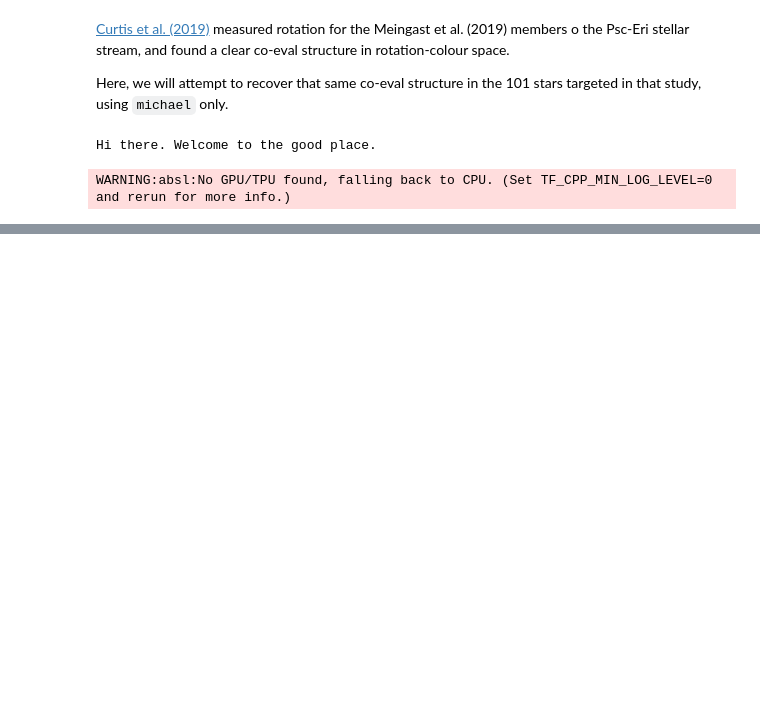
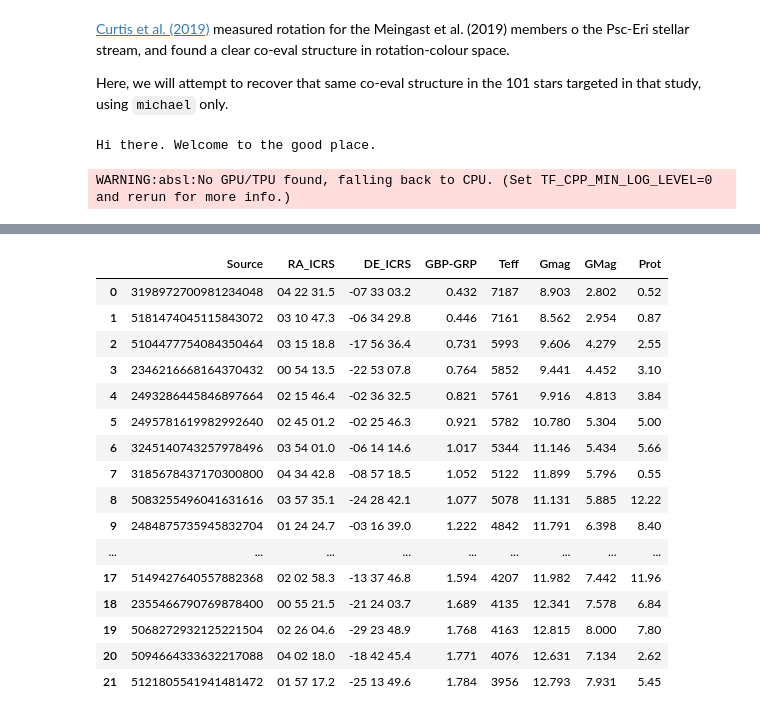
Before and after one commit to ojhall94/michael, a Jupyter notebook: Examples/example_psc_eri.ipynb, the cells around one changed output, grey strips where cells are left out. Saved outputs shown, nothing was run; the diff lists cells and outputs as text; code cells hidden in the pictures; blank space fills up the shorter version.

```diff
--- a/Examples/example_psc_eri.ipynb
+++ b/Examples/example_psc_eri.ipynb
@@ -128,0 +202,20 @@ sns.distplot(df.P/ psceri['Prot'])
+# %%
+psceri_full[~s].to_pandas()
+# %% [output]
+|  | Source | RA_ICRS | DE_ICRS | GBP-GRP | Teff | Gmag | GMag | Prot |
+| 0 | 3198972700981234048 | 04 22 31.5 | -07 33 03.2 | 0.432 | 7187 | 8.903 | 2.802 | 0.52 |
+| 1 | 5181474045115843072 | 03 10 47.3 | -06 34 29.8 | 0.446 | 7161 | 8.562 | 2.954 | 0.87 |
+| 2 | 5104477754084350464 | 03 15 18.8 | -17 56 36.4 | 0.731 | 5993 | 9.606 | 4.279 | 2.55 |
+| 3 | 2346216668164370432 | 00 54 13.5 | -22 53 07.8 | 0.764 | 5852 | 9.441 | 4.452 | 3.10 |
+| 4 | 2493286445846897664 | 02 15 46.4 | -02 36 32.5 | 0.821 | 5761 | 9.916 | 4.813 | 3.84 |
+| 5 | 2495781619982992640 | 02 45 01.2 | -02 25 46.3 | 0.921 | 5782 | 10.780 | 5.304 | 5.00 |
+| 6 | 3245140743257978496 | 03 54 01.0 | -06 14 14.6 | 1.017 | 5344 | 11.146 | 5.434 | 5.66 |
+| 7 | 3185678437170300800 | 04 34 42.8 | -08 57 18.5 | 1.052 | 5122 | 11.899 | 5.796 | 0.55 |
+| 8 | 5083255496041631616 | 03 57 35.1 | -24 28 42.1 | 1.077 | 5078 | 11.131 | 5.885 | 12.22 |
+| 9 | 2484875735945832704 | 01 24 24.7 | -03 16 39.0 | 1.222 | 4842 | 11.791 | 6.398 | 8.40 |
+| ... | ... | ... | ... | ... | ... | ... | ... | ... |
+| 17 | 5149427640557882368 | 02 02 58.3 | -13 37 46.8 | 1.594 | 4207 | 11.982 | 7.442 | 11.96 |
+| 18 | 2355466790769878400 | 00 55 21.5 | -21 24 03.7 | 1.689 | 4135 | 12.341 | 7.578 | 6.84 |
+| 19 | 5068272932125221504 | 02 26 04.6 | -29 23 48.9 | 1.768 | 4163 | 12.815 | 8.000 | 7.80 |
+| 20 | 5094664333632217088 | 04 02 18.0 | -18 42 45.4 | 1.771 | 4076 | 12.631 | 7.134 | 2.62 |
+| 21 | 5121805541941481472 | 01 57 17.2 | -25 13 49.6 | 1.784 | 3956 | 12.793 | 7.931 | 5.45 |
```
Also changed, not shown: parts of 13 cells of this notebook, 4 other files.
